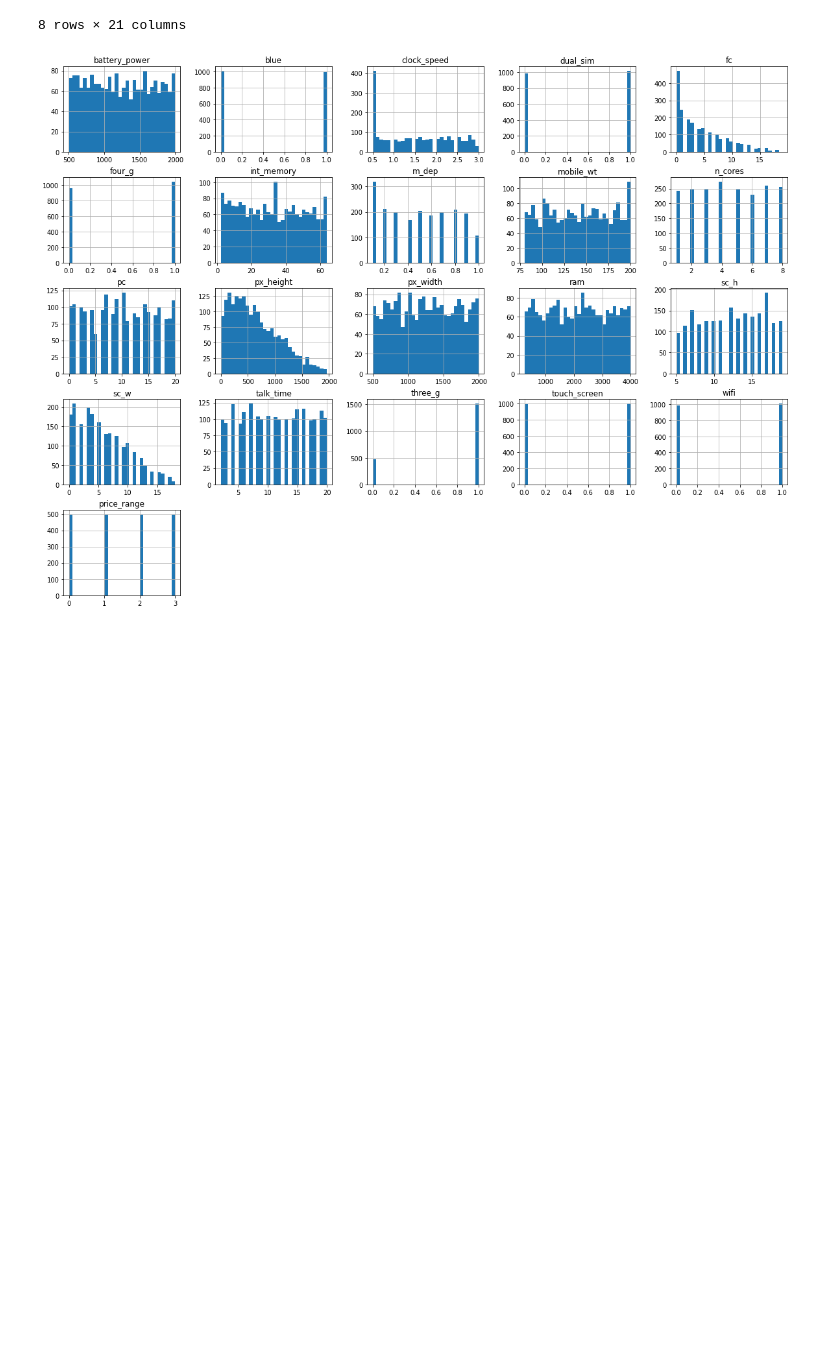
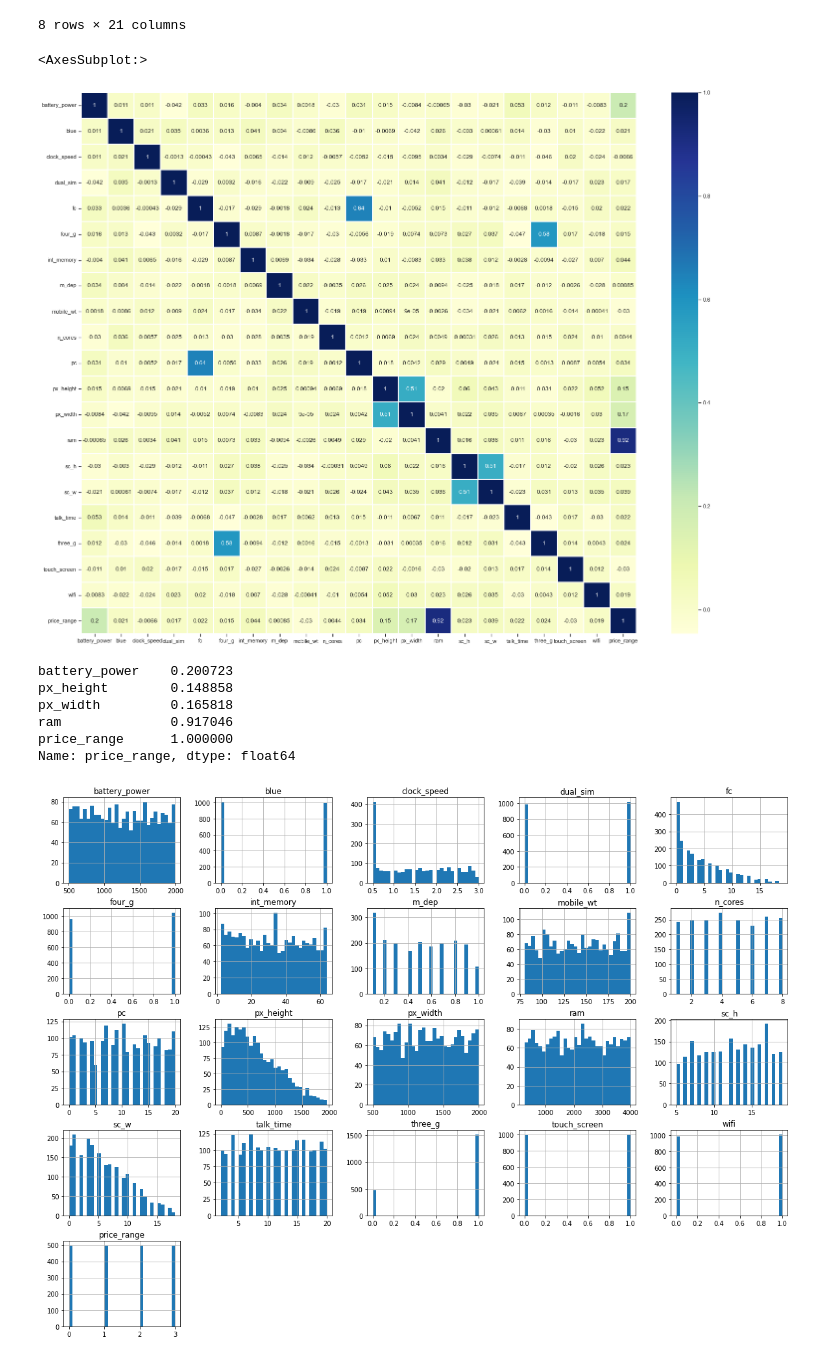
Before and after one commit to Liore-S/mobile-price-classification, a Jupyter notebook: main.ipynb, the cells around one changed output. Cells and saved outputs as stored; diff of their text form; code cells hidden in the pictures; blank space fills up the shorter version.

Commit message:
heatmap

```diff
--- a/main.ipynb
+++ b/main.ipynb
@@ -89,6 +89,22 @@ df.describe()
 | 75% | 1615.250000 | 1.0000 | 2.200000 | 1.000000 | 7.000000 | 1.000000 | 48.000000 | 0.800000 | 170.000000 | ... |
 | max | 1998.000000 | 1.0000 | 3.000000 | 1.000000 | 19.000000 | 1.000000 | 64.000000 | 1.000000 | 200.000000 | ... |
 8 rows × 21 columns
+# %%
+plt.figure(figsize=(25,20))
+sns.heatmap(df.corr(), annot=True, cmap='YlGnBu', linewidths=0.2)
+# %% [output]
+<AxesSubplot:>
+[figure, added]
+# %%
+cor_target = abs(df.corr()['price_range'])
+cor_target[cor_target > 0.1]
+# %% [output]
+battery_power    0.200723
+px_height        0.148858
+px_width         0.165818
+ram              0.917046
+price_range      1.000000
+Name: price_range, dtype: float64
 # %%
 df.hist(figsize=(20,15), bins=30)
 plt.show()
```
Also changed, not shown: parts of 1 cell of this notebook.
